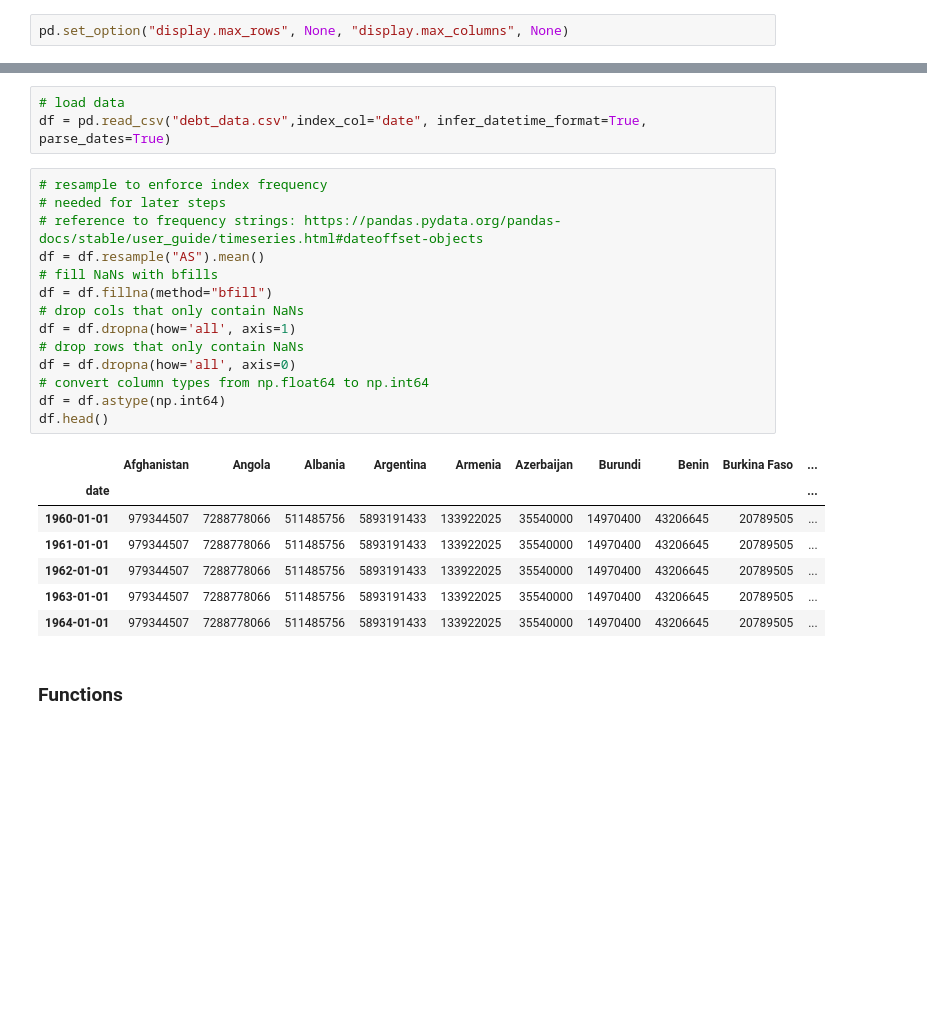
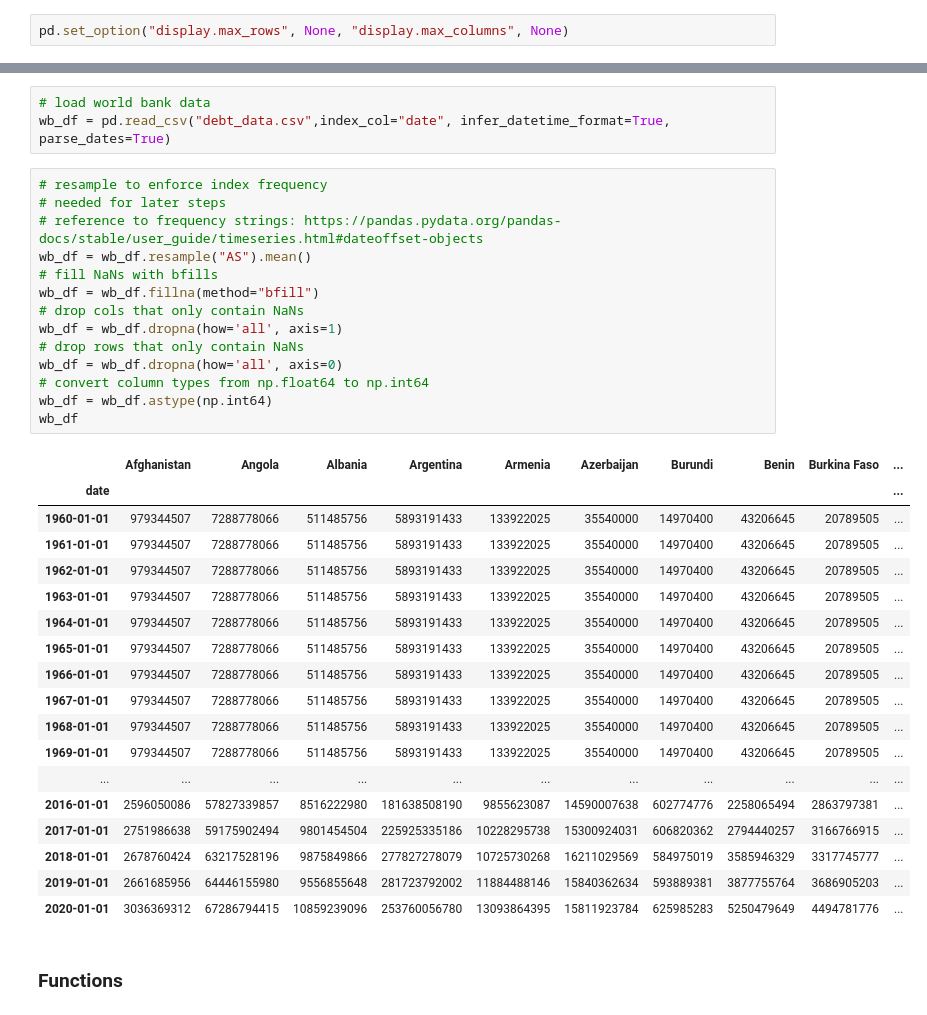
Before and after one commit to a7u7a/blokis-intl-debt, a Jupyter notebook: debt_forecasts.ipynb, the cells around one changed output, grey strips where cells are left out. Cells and saved outputs as stored; diff of their text form; blank space fills up the shorter version.

```diff
--- a/debt_forecasts.ipynb
+++ b/debt_forecasts.ipynb
@@ -25,28 +24,39 @@ warnings.filterwarnings('ignore')
 # %%
-# load data
-df = pd.read_csv("debt_data.csv",index_col="date", infer_datetime_format=True, parse_dates=True)
+# load world bank data
+wb_df = pd.read_csv("debt_data.csv",index_col="date", infer_datetime_format=True, parse_dates=True)
 # %%
 # resample to enforce index frequency
 # needed for later steps
 # reference to frequency strings: https://pandas.pydata.org/pandas-docs/stable/user_guide/timeseries.html#dateoffset-objects
-df = df.resample("AS").mean()
+wb_df = wb_df.resample("AS").mean()
 # fill NaNs with bfills
-df = df.fillna(method="bfill")
+wb_df = wb_df.fillna(method="bfill")
 # drop cols that only contain NaNs
-df = df.dropna(how='all', axis=1)
+wb_df = wb_df.dropna(how='all', axis=1)
 # drop rows that only contain NaNs
-df = df.dropna(how='all', axis=0)
+wb_df = wb_df.dropna(how='all', axis=0)
 # convert column types from np.float64 to np.int64
-df = df.astype(np.int64)
-df.head()
+wb_df = wb_df.astype(np.int64)
+wb_df
 # %% [output]
 |  | Afghanistan | Angola | Albania | Argentina | Armenia | Azerbaijan | Burundi | Benin | Burkina Faso | ... |
 | date |  |  |  |  |  |  |  |  |  | ... |
 | 1960-01-01 | 979344507 | 7288778066 | 511485756 | 5893191433 | 133922025 | 35540000 | 14970400 | 43206645 | 20789505 | ... |
 | 1961-01-01 | 979344507 | 7288778066 | 511485756 | 5893191433 | 133922025 | 35540000 | 14970400 | 43206645 | 20789505 | ... |
 | 1962-01-01 | 979344507 | 7288778066 | 511485756 | 5893191433 | 133922025 | 35540000 | 14970400 | 43206645 | 20789505 | ... |
 | 1963-01-01 | 979344507 | 7288778066 | 511485756 | 5893191433 | 133922025 | 35540000 | 14970400 | 43206645 | 20789505 | ... |
 | 1964-01-01 | 979344507 | 7288778066 | 511485756 | 5893191433 | 133922025 | 35540000 | 14970400 | 43206645 | 20789505 | ... |
+| 1965-01-01 | 979344507 | 7288778066 | 511485756 | 5893191433 | 133922025 | 35540000 | 14970400 | 43206645 | 20789505 | ... |
+| 1966-01-01 | 979344507 | 7288778066 | 511485756 | 5893191433 | 133922025 | 35540000 | 14970400 | 43206645 | 20789505 | ... |
+| 1967-01-01 | 979344507 | 7288778066 | 511485756 | 5893191433 | 133922025 | 35540000 | 14970400 | 43206645 | 20789505 | ... |
+| 1968-01-01 | 979344507 | 7288778066 | 511485756 | 5893191433 | 133922025 | 35540000 | 14970400 | 43206645 | 20789505 | ... |
+| 1969-01-01 | 979344507 | 7288778066 | 511485756 | 5893191433 | 133922025 | 35540000 | 14970400 | 43206645 | 20789505 | ... |
+| ... | ... | ... | ... | ... | ... | ... | ... | ... | ... | ... |
+| 2016-01-01 | 2596050086 | 57827339857 | 8516222980 | 181638508190 | 9855623087 | 14590007638 | 602774776 | 2258065494 | 2863797381 | ... |
+| 2017-01-01 | 2751986638 | 59175902494 | 9801454504 | 225925335186 | 10228295738 | 15300924031 | 606820362 | 2794440257 | 3166766915 | ... |
+| 2018-01-01 | 2678760424 | 63217528196 | 9875849866 | 277827278079 | 10725730268 | 16211029569 | 584975019 | 3585946329 | 3317745777 | ... |
+| 2019-01-01 | 2661685956 | 64446155980 | 9556855648 | 281723792002 | 11884488146 | 15840362634 | 593889381 | 3877755764 | 3686905203 | ... |
+| 2020-01-01 | 3036369312 | 67286794415 | 10859239096 | 253760056780 | 13093864395 | 15811923784 | 625985283 | 5250479649 | 4494781776 | ... |
 # %% [markdown]
 ### Functions
 # %%
```
Also changed, not shown: parts of 20 cells of this notebook, 6 other files.
